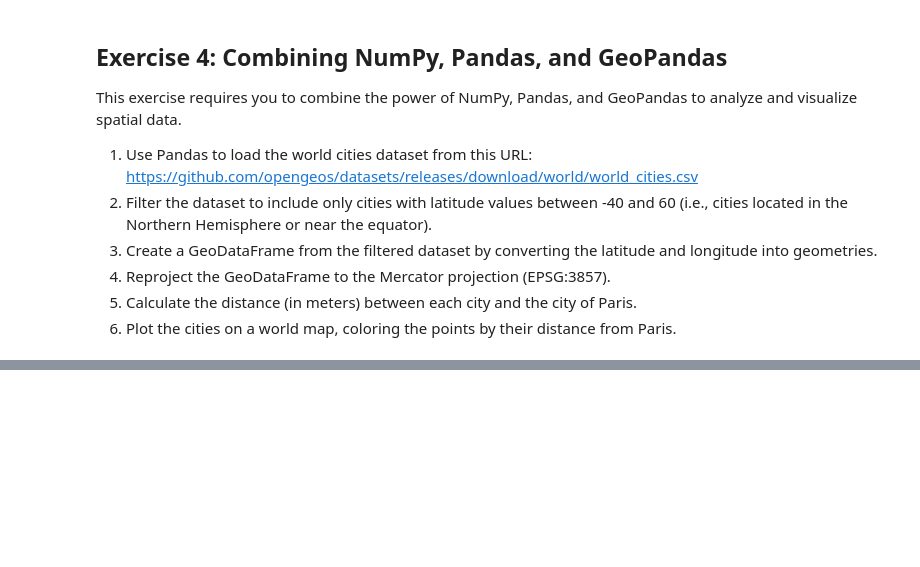
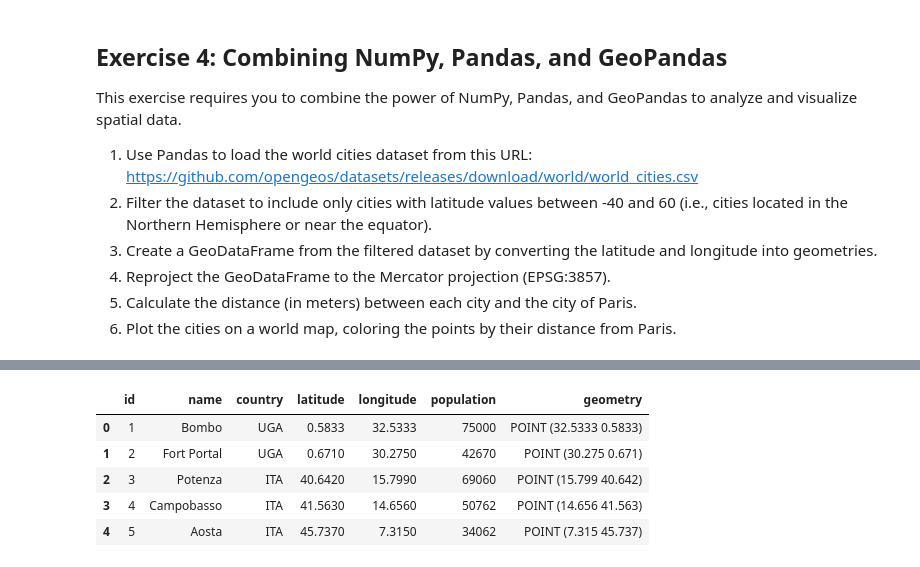
Before and after one commit to SVENTRIPIKAL/geog-312-fork, a Jupyter notebook: book/labs/lab_04.ipynb, the cells around one changed output, grey strips where cells are left out. Saved outputs shown, nothing was run; the diff lists cells and outputs as text; code cells hidden in the pictures; blank space fills up the shorter version.

```diff
--- a/book/labs/lab_04.ipynb
+++ b/book/labs/lab_04.ipynb
@@ -187,3 +187,8 @@ This exercise requires you to combine the power of NumPy, Pandas, and GeoPandas
 4. Reproject the GeoDataFrame to the Mercator projection (EPSG:3857).
 5. Calculate the distance (in meters) between each city and the city of Paris.
 6. Plot the cities on a world map, coloring the points by their distance from Paris.
+# %%
+#1 load DataSet from URL
+url = "https://github.com/opengeos/datasets/releases/download/world/world_cities.csv"
+world_cities_df = pd.read_csv(url)
+world_cities_df.head()
@@ -189,0 +202,5 @@ This exercise requires you to combine the power of NumPy, Pandas, and GeoPandas
+# %%
+#2 filter dataset
+category = world_cities_df.latitude
+cities_filtered_df = world_cities_df[ (category > -40) & (category < 60) ]
+cities_filtered_df.tail()
@@ -189,0 +214,17 @@ This exercise requires you to combine the power of NumPy, Pandas, and GeoPandas
+# %%
+# 3 convert DataFrame to GeoDataFrame
+cities_filtered_gdf = gpd.GeoDataFrame(
+    cities_filtered_df,
+    geometry=gpd.points_from_xy(
+        cities_filtered_df.longitude,
+        cities_filtered_df.latitude
+    )
+)
+cities_filtered_gdf.head()
+# %% [output]
+|  | id | name | country | latitude | longitude | population | geometry |
+| 0 | 1 | Bombo | UGA | 0.5833 | 32.5333 | 75000 | POINT (32.5333 0.5833) |
+| 1 | 2 | Fort Portal | UGA | 0.6710 | 30.2750 | 42670 | POINT (30.275 0.671) |
+| 2 | 3 | Potenza | ITA | 40.6420 | 15.7990 | 69060 | POINT (15.799 40.642) |
+| 3 | 4 | Campobasso | ITA | 41.5630 | 14.6560 | 50762 | POINT (14.656 41.563) |
+| 4 | 5 | Aosta | ITA | 45.7370 | 7.3150 | 34062 | POINT (7.315 45.737) |
```
Also changed, not shown: parts of 3 cells of this notebook.
